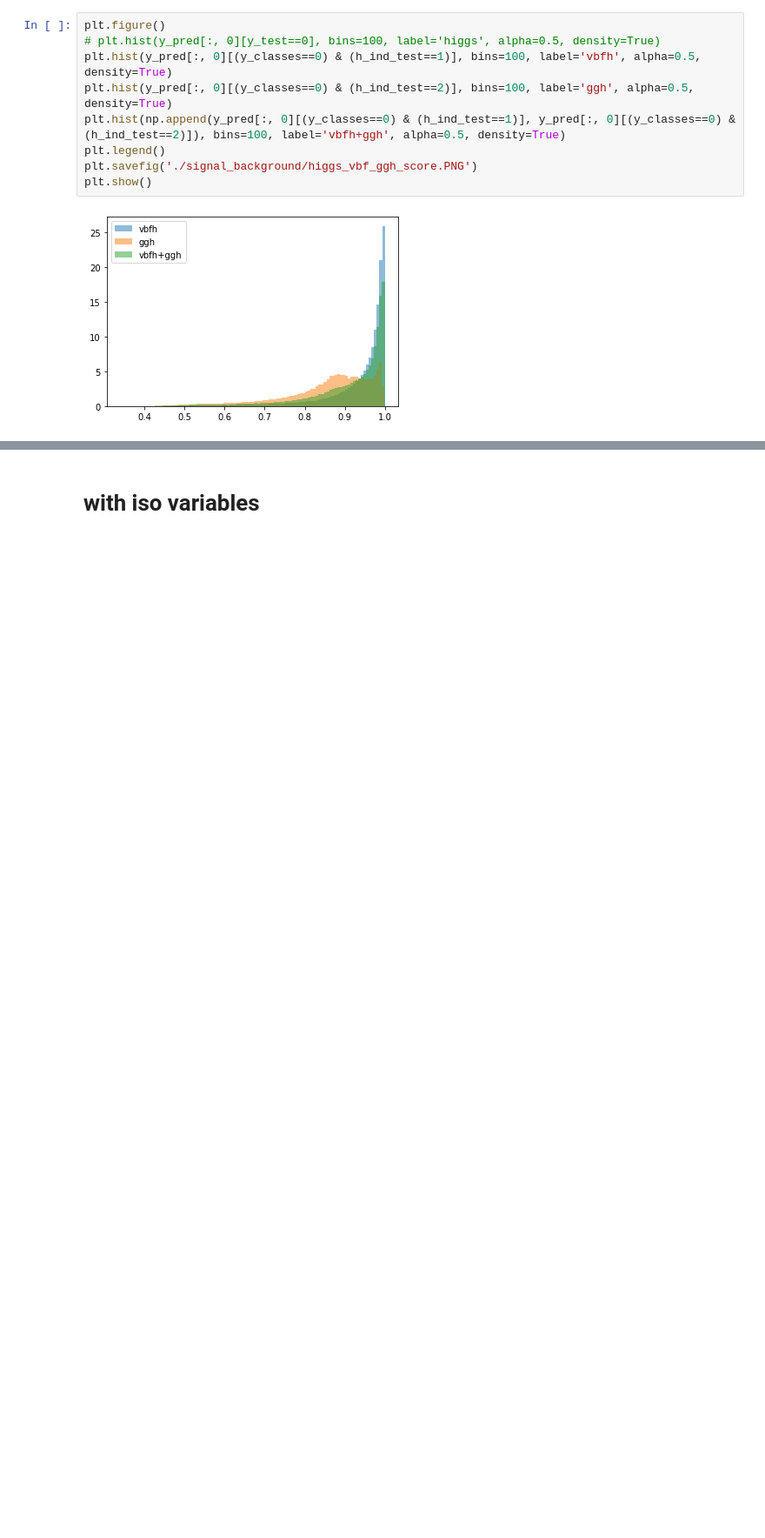
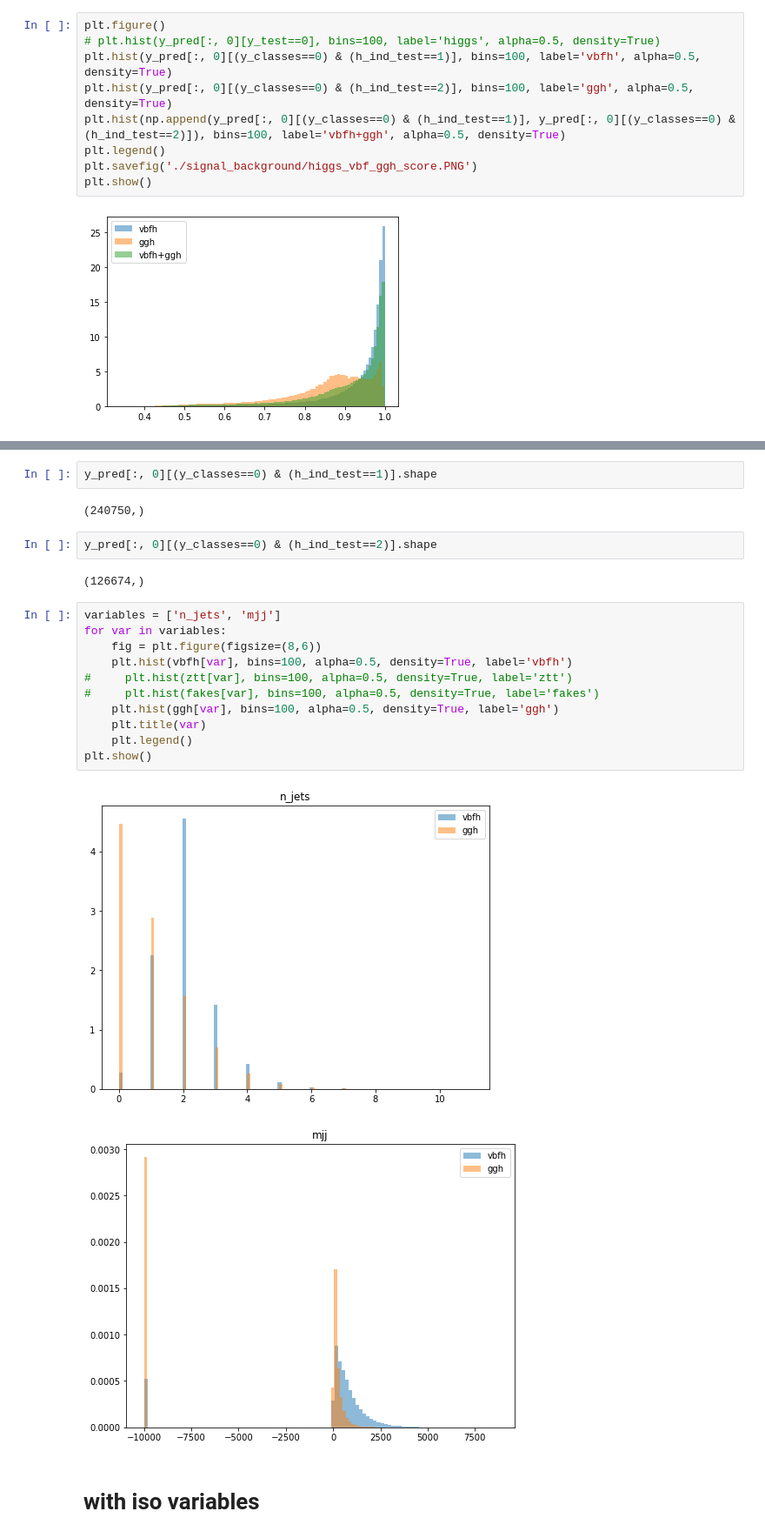
Before and after one commit to stanleyycheung/MSci-Project-HiggsTauTau, a Jupyter notebook: shared/signal_background_BDT_v2.ipynb, the cells around one changed output, grey strips where cells are left out. Shown at 87% size. Cells and saved outputs as stored; diff of their text form; blank space fills up the shorter version.

```diff
--- a/shared/signal_background_BDT_v2.ipynb
+++ b/shared/signal_background_BDT_v2.ipynb
@@ -343,3 +320,25 @@ array([0.993836  , 0.99508226, 0.9908432 , ..., 0.5830519 , 0.8479165 ,
+# %%
+y_pred[:, 0][(y_classes==0) & (h_ind_test==1)].shape
+# %% [output]
+(240750,)
+# %%
+y_pred[:, 0][(y_classes==0) & (h_ind_test==2)].shape
+# %% [output]
+(126674,)
+# %%
+variables = ['n_jets', 'mjj']
+for var in variables:
+    fig = plt.figure(figsize=(8,6))
+    plt.hist(vbfh[var], bins=100, alpha=0.5, density=True, label='vbfh')
+#     plt.hist(ztt[var], bins=100, alpha=0.5, density=True, label='ztt')
+#     plt.hist(fakes[var], bins=100, alpha=0.5, density=True, label='fakes')
+    plt.hist(ggh[var], bins=100, alpha=0.5, density=True, label='ggh')
+    plt.title(var)
+    plt.legend()
+plt.show()
+# %% [output]
+[figure, added]
+[figure, added]
 # %% [markdown]
 # with iso variables
 # %%
```
Also changed, not shown: parts of 23 cells of this notebook.
